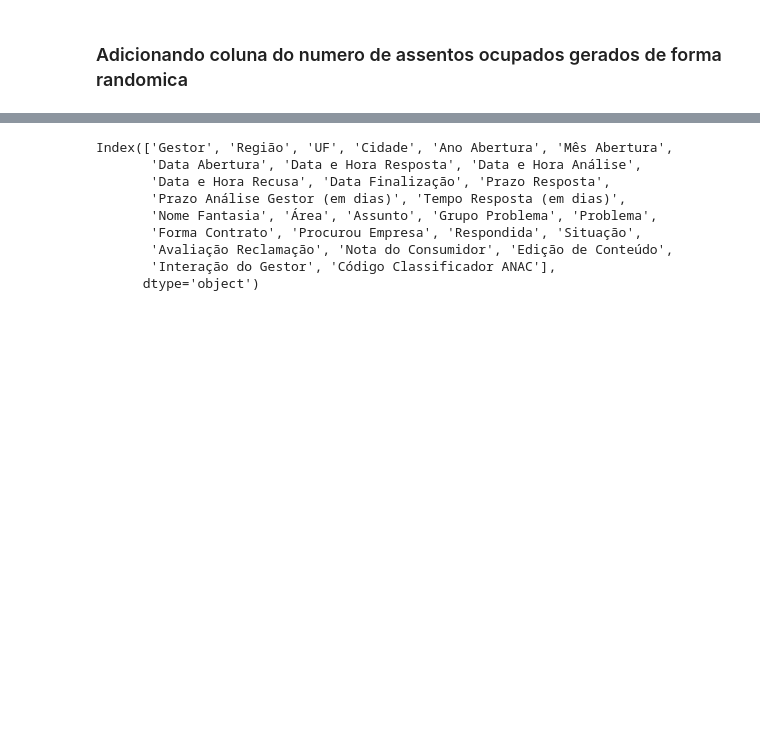
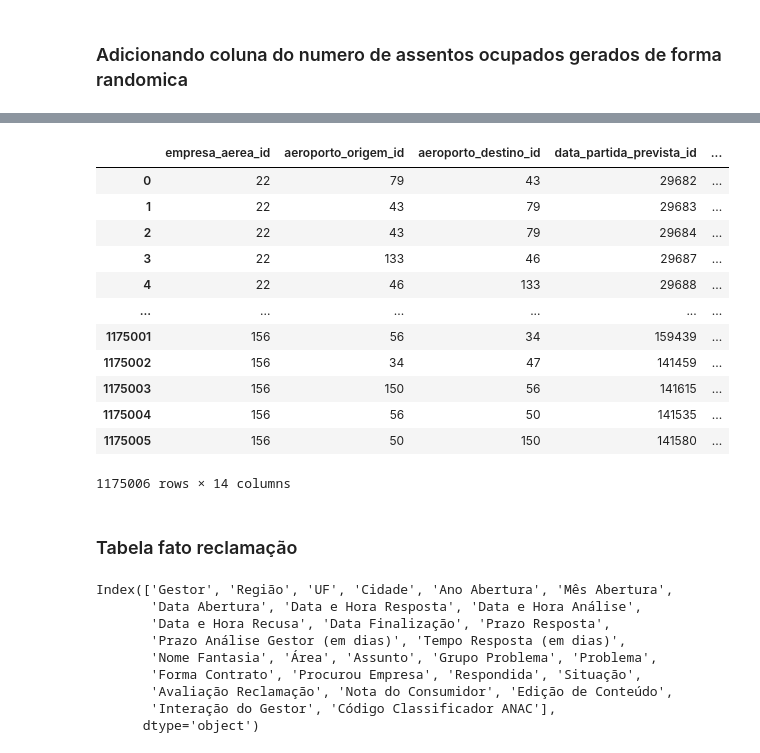
Before and after one commit to CCO-HomeSentinel/analise-aeroportos, a Jupyter notebook: analise_voos.ipynb, the cells around one changed output, grey strips where cells are left out. Cells and saved outputs as stored; diff of their text form; code cells hidden in the pictures; blank space fills up the shorter version.

```diff
--- a/analise_voos.ipynb
+++ b/analise_voos.ipynb
@@ -229,0 +395,10 @@ df_voos_domesticos['assentos_ocupados'] = df_voos_domesticos.apply(lambda row: g
+# %%
+# aeroporto origem
+df_result = df_join_empresa_aerea.merge(tb_aeroporto, left_on='Sigla ICAO Aeroporto Origem', right_on='CÓDIGO OACI')
+
+df_join_aeroporto_origem = df_result.rename(columns={'ID':'aeroporto_origem_id'})
+
+# aeroporto destino
+df_result = df_join_aeroporto_origem.merge(tb_aeroporto, left_on='Sigla ICAO Aeroporto Destino', right_on='CÓDIGO OACI')
+
+df_join_aeroporto_origem_destino = df_result.rename(columns={'ID':'aeroporto_destino_id'})
@@ -230 +407,29 @@ df_voos_domesticos['assentos_ocupados'] = df_voos_domesticos.apply(lambda row: g
+# %%
+df_join_aeroporto_origem_destino['Partida Prevista'] = pd.to_datetime(df_join_aeroporto_origem_destino['Partida Prevista'], format='%d/%m/%Y %H:%M')
+df_join_aeroporto_origem_destino['Partida Real'] = pd.to_datetime(df_join_aeroporto_origem_destino['Partida Real'], format='%d/%m/%Y %H:%M')
+df_join_aeroporto_origem_destino['Chegada Prevista'] = pd.to_datetime(df_join_aeroporto_origem_destino['Chegada Prevista'], format='%d/%m/%Y %H:%M')
+df_join_aeroporto_origem_destino['Chegada Real'] = pd.to_datetime(df_join_aeroporto_origem_destino['Chegada Real'], format='%d/%m/%Y %H:%M')
+
+
+# partida prevista
+df_result = df_join_aeroporto_origem_destino.merge(tb_data, left_on='Partida Prevista', right_on='dataCompleta', suffixes=('', '_partida_real'))
+
+df_join_partida_prevista = df_result.rename(columns={'Id':'data_partida_prevista_id'})
+
+
+#partida real
+df_result = df_join_partida_prevista.merge(tb_data, left_on='Partida Real', right_on='dataCompleta', suffixes=('', '_partida_real'))
+
+df_join_partida_prevista_real = df_result.rename(columns={'Id':'data_partida_real_id'})
+
+
+#chegada prevista
+df_result = df_join_partida_prevista_real.merge(tb_data, left_on='Chegada Prevista', right_on='dataCompleta', suffixes=('', '_chegada_prevista'))
+
+df_partida_completa_chegada_prevista = df_result.rename(columns={'Id':'data_chegada_prevista_id'})
+
+#chegada real
+df_result = df_partida_completa_chegada_prevista.merge(tb_data, left_on='Chegada Real', right_on='dataCompleta', suffixes=('', '_chegada_real'))
+
+df_datas_partida_chegada = df_result.rename(columns={'Id':'data_chegada_real_id'})
 # %%
@@ -239,2 +455,23 @@ Index(['Sigla ICAO Empresa Aérea', 'Empresa Aérea', 'Número Voo',
       dtype='object')
+# %%
+tb_fato_voo = df_datas_partida_chegada[['empresa_aerea_id', 'aeroporto_origem_id', 'aeroporto_destino_id', 'data_partida_prevista_id', 'data_partida_real_id', 'data_chegada_prevista_id', 'data_chegada_real_id', \
+    'Situação Voo', 'Número Voo', 'Situação Partida', 'Situação Chegada', 'Número de Assentos', 'assentos_ocupados', 'distancia']]
+
+tb_fato_voo.drop_duplicates()
+# %% [output]
+|  | empresa_aerea_id | aeroporto_origem_id | aeroporto_destino_id | data_partida_prevista_id | ... |
+| 0 | 22 | 79 | 43 | 29682 | ... |
+| 1 | 22 | 43 | 79 | 29683 | ... |
+| 2 | 22 | 43 | 79 | 29684 | ... |
+| 3 | 22 | 133 | 46 | 29687 | ... |
+| 4 | 22 | 46 | 133 | 29688 | ... |
+| ... | ... | ... | ... | ... | ... |
+| 1175001 | 156 | 56 | 34 | 159439 | ... |
+| 1175002 | 156 | 34 | 47 | 141459 | ... |
+| 1175003 | 156 | 150 | 56 | 141615 | ... |
+| 1175004 | 156 | 56 | 50 | 141535 | ... |
+| 1175005 | 156 | 50 | 150 | 141580 | ... |
+1175006 rows × 14 columns
+# %% [markdown]
+### Tabela fato reclamação
 # %%
```
Also changed, not shown: parts of 29 cells of this notebook, 2 other files.
